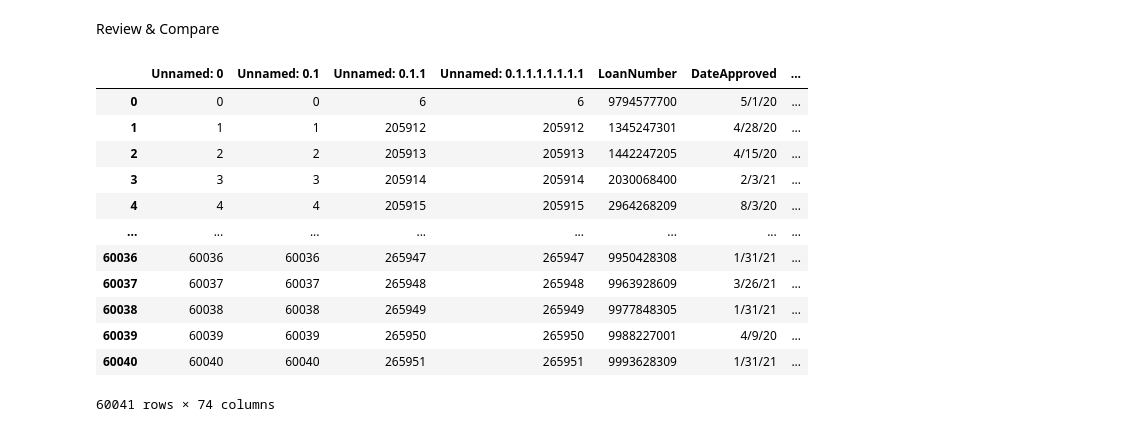
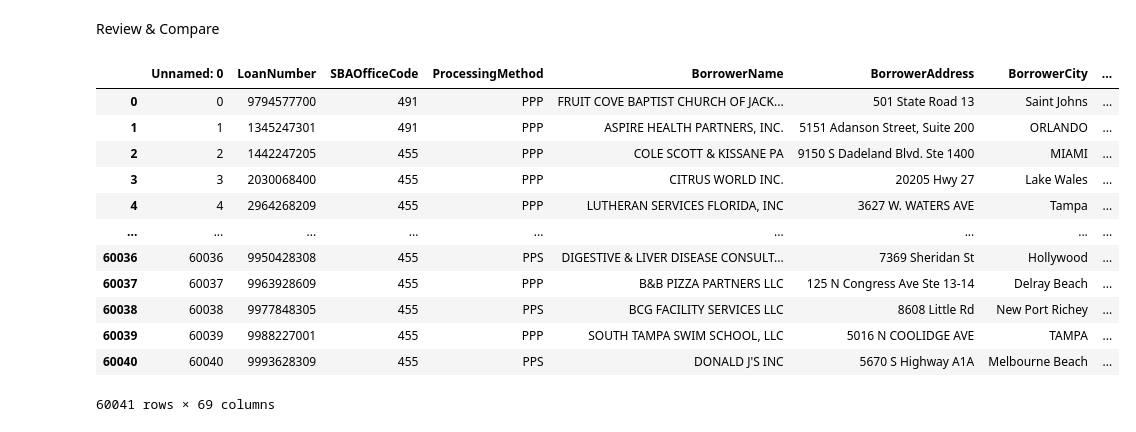
Before and after one commit to cspence001/mapdata_fips_aggregation, a Jupyter notebook: selenium_fips/selenium_census_script_fipscheck_FL.ipynb, the cells around one changed output. Saved outputs shown, nothing was run; the diff lists cells and outputs as text; code cells hidden in the pictures.

```diff
--- a/selenium_fips/selenium_census_script_fipscheck_FL.ipynb
+++ b/selenium_fips/selenium_census_script_fipscheck_FL.ipynb
@@ -376,19 +397,19 @@ fips_FL.to_csv("../../turbo-octo-goggles/data/state_data/geo/geo_fips/FL_fips_sc
 # %% [markdown]
 Review & Compare
 # %%
-fips_FL = pd.read_csv("../../turbo-octo-goggles/data/state_data/geo/geo_fips/FL_fips_scraped.csv")
+fips_FL = pd.read_csv("../../data/state_data/geo/geo_fips/FL_fips_scraped.csv")
 fips_FL
 # %% [output]
-|  | Unnamed: 0 | Unnamed: 0.1 | Unnamed: 0.1.1 | Unnamed: 0.1.1.1.1.1.1.1 | LoanNumber | DateApproved | ... |
-| 0 | 0 | 0 | 6 | 6 | 9794577700 | 5/1/20 | ... |
-| 1 | 1 | 1 | 205912 | 205912 | 1345247301 | 4/28/20 | ... |
-| 2 | 2 | 2 | 205913 | 205913 | 1442247205 | 4/15/20 | ... |
-| 3 | 3 | 3 | 205914 | 205914 | 2030068400 | 2/3/21 | ... |
-| 4 | 4 | 4 | 205915 | 205915 | 2964268209 | 8/3/20 | ... |
-| ... | ... | ... | ... | ... | ... | ... | ... |
-| 60036 | 60036 | 60036 | 265947 | 265947 | 9950428308 | 1/31/21 | ... |
-| 60037 | 60037 | 60037 | 265948 | 265948 | 9963928609 | 3/26/21 | ... |
-| 60038 | 60038 | 60038 | 265949 | 265949 | 9977848305 | 1/31/21 | ... |
-| 60039 | 60039 | 60039 | 265950 | 265950 | 9988227001 | 4/9/20 | ... |
-| 60040 | 60040 | 60040 | 265951 | 265951 | 9993628309 | 1/31/21 | ... |
+|  | Unnamed: 0 | LoanNumber | SBAOfficeCode | ProcessingMethod | BorrowerName | BorrowerAddress | BorrowerCity | ... |
+| 0 | 0 | 9794577700 | 491 | PPP | FRUIT COVE BAPTIST CHURCH OF JACK... | 501 State Road 13 | Saint Johns | ... |
+| 1 | 1 | 1345247301 | 491 | PPP | ASPIRE HEALTH PARTNERS, INC. | 5151 Adanson Street, Suite 200 | ORLANDO | ... |
+| 2 | 2 | 1442247205 | 455 | PPP | COLE SCOTT & KISSANE PA | 9150 S Dadeland Blvd. Ste 1400 | MIAMI | ... |
+| 3 | 3 | 2030068400 | 455 | PPP | CITRUS WORLD INC. | 20205 Hwy 27 | Lake Wales | ... |
+| 4 | 4 | 2964268209 | 455 | PPP | LUTHERAN SERVICES FLORIDA, INC | 3627 W. WATERS AVE | Tampa | ... |
+| ... | ... | ... | ... | ... | ... | ... | ... | ... |
+| 60036 | 60036 | 9950428308 | 455 | PPS | DIGESTIVE & LIVER DISEASE CONSULT... | 7369 Sheridan St | Hollywood | ... |
+| 60037 | 60037 | 9963928609 | 455 | PPP | B&B PIZZA PARTNERS LLC | 125 N Congress Ave Ste 13-14 | Delray Beach | ... |
+| 60038 | 60038 | 9977848305 | 455 | PPS | BCG FACILITY SERVICES LLC | 8608 Little Rd | New Port Richey | ... |
+| 60039 | 60039 | 9988227001 | 455 | PPP | SOUTH TAMPA SWIM SCHOOL, LLC | 5016 N COOLIDGE AVE | TAMPA | ... |
+| 60040 | 60040 | 9993628309 | 455 | PPS | DONALD J'S INC | 5670 S Highway A1A | Melbourne Beach | ... |
-60041 rows × 74 columns
+60041 rows × 69 columns
```
Also changed, not shown: parts of 27 cells of this notebook, 17 other files.
